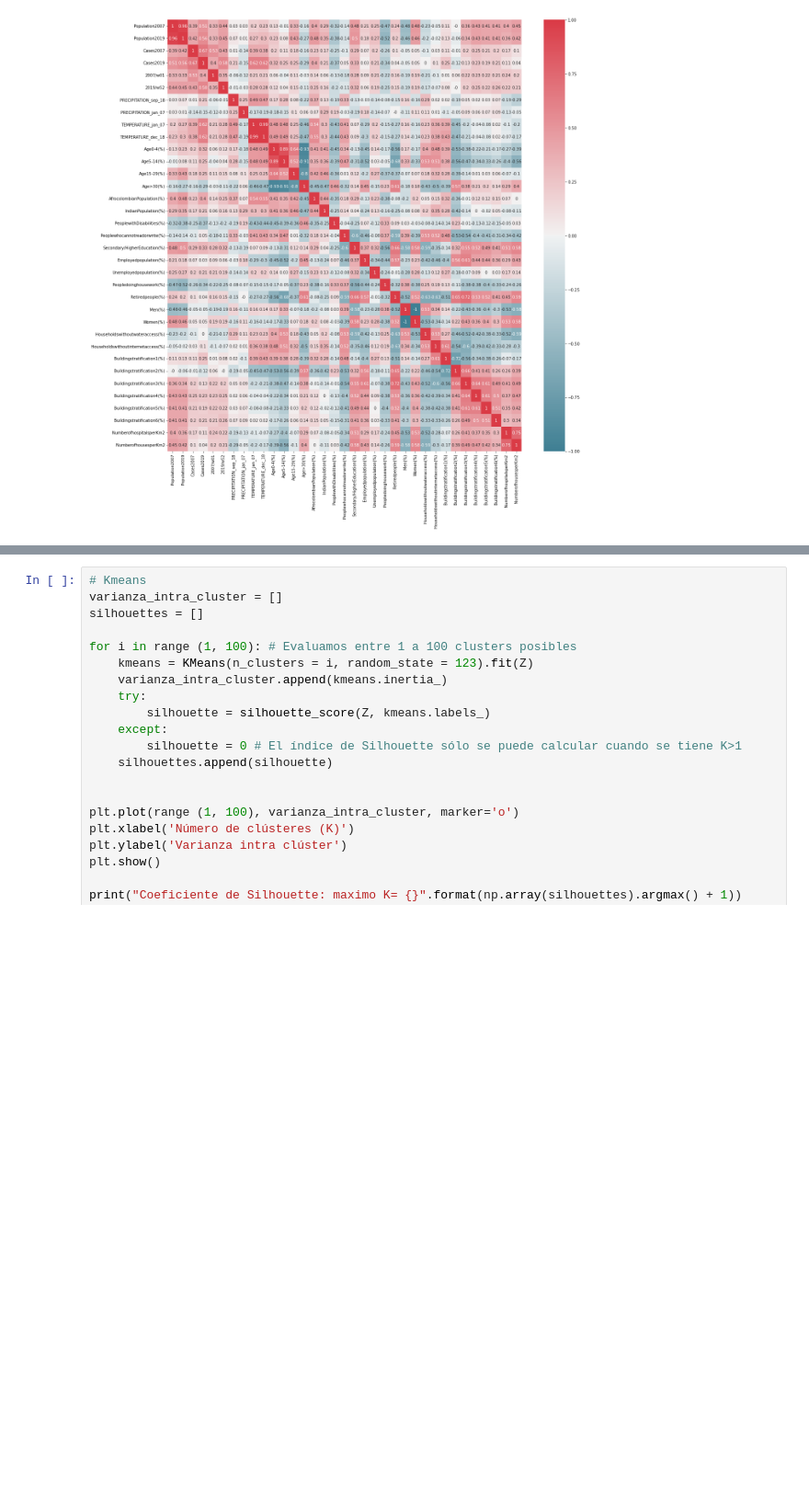
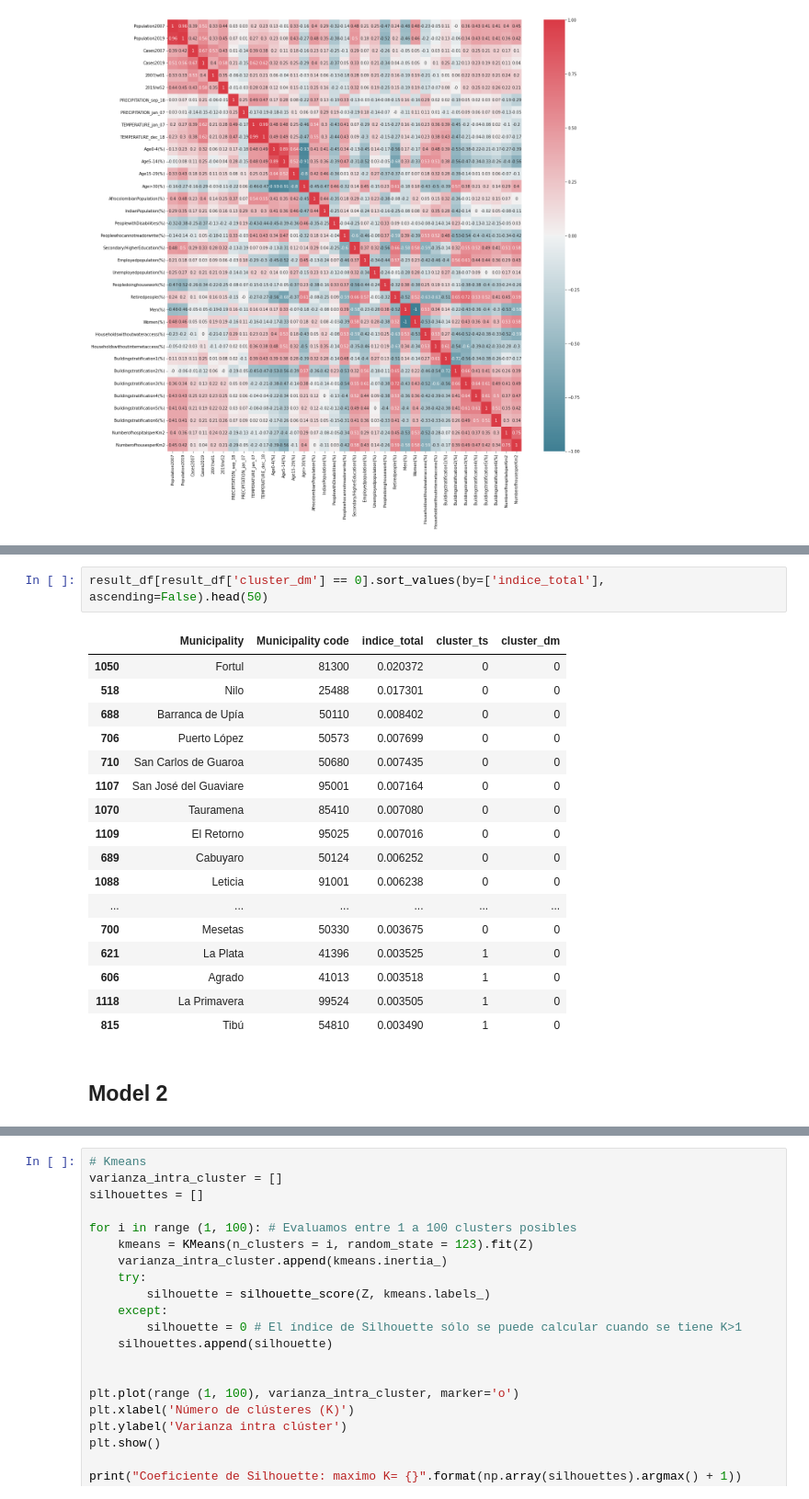
Before and after one commit to freddy120/MIAD_no_supervisado_project, a Jupyter notebook: notebook/Final_Project.ipynb, the cells around one changed output, grey strips where cells are left out. Shown at 92% size. Drawn from its saved outputs; the diff is of its cells as text; blank space fills up the shorter version.

```diff
--- a/notebook/Final_Project.ipynb
+++ b/notebook/Final_Project.ipynb
@@ -425 +683,23 @@ sns.heatmap(data=correlation_matrix, cmap=sns.diverging_palette(220, 10, as_cmap
+# %%
+result_df[result_df['cluster_dm'] == 0].sort_values(by=['indice_total'], ascending=False).head(50)
+# %% [output]
+|  | Municipality | Municipality code | indice_total | cluster_ts | cluster_dm |
+| 1050 | Fortul | 81300 | 0.020372 | 0 | 0 |
+| 518 | Nilo | 25488 | 0.017301 | 0 | 0 |
+| 688 | Barranca de Upía | 50110 | 0.008402 | 0 | 0 |
+| 706 | Puerto López | 50573 | 0.007699 | 0 | 0 |
+| 710 | San Carlos de Guaroa | 50680 | 0.007435 | 0 | 0 |
+| 1107 | San José del Guaviare | 95001 | 0.007164 | 0 | 0 |
+| 1070 | Tauramena | 85410 | 0.007080 | 0 | 0 |
+| 1109 | El Retorno | 95025 | 0.007016 | 0 | 0 |
+| 689 | Cabuyaro | 50124 | 0.006252 | 0 | 0 |
+| 1088 | Leticia | 91001 | 0.006238 | 0 | 0 |
+| ... | ... | ... | ... | ... | ... |
+| 700 | Mesetas | 50330 | 0.003675 | 0 | 0 |
+| 621 | La Plata | 41396 | 0.003525 | 1 | 0 |
+| 606 | Agrado | 41013 | 0.003518 | 1 | 0 |
+| 1118 | La Primavera | 99524 | 0.003505 | 1 | 0 |
+| 815 | Tibú | 54810 | 0.003490 | 1 | 0 |
+# %% [markdown]
+## Model 2
 # %%
```
Also changed, not shown: parts of 72 cells of this notebook.
